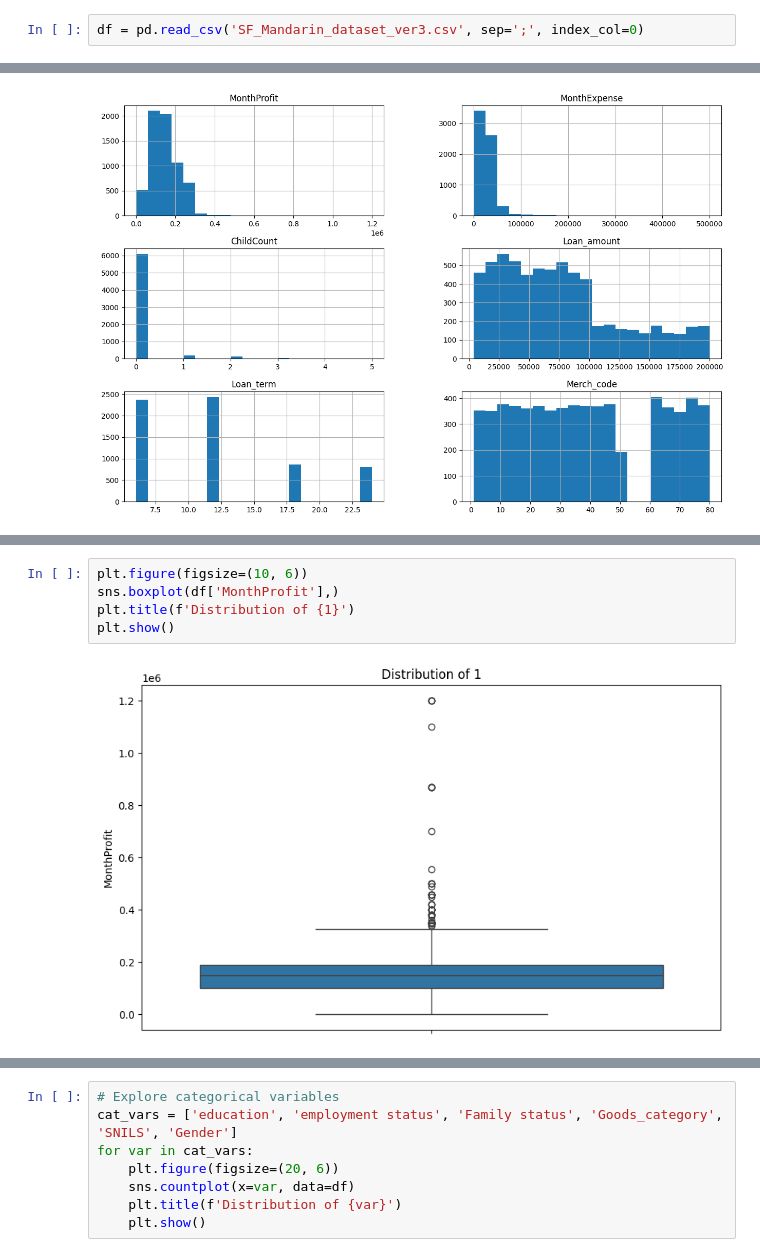
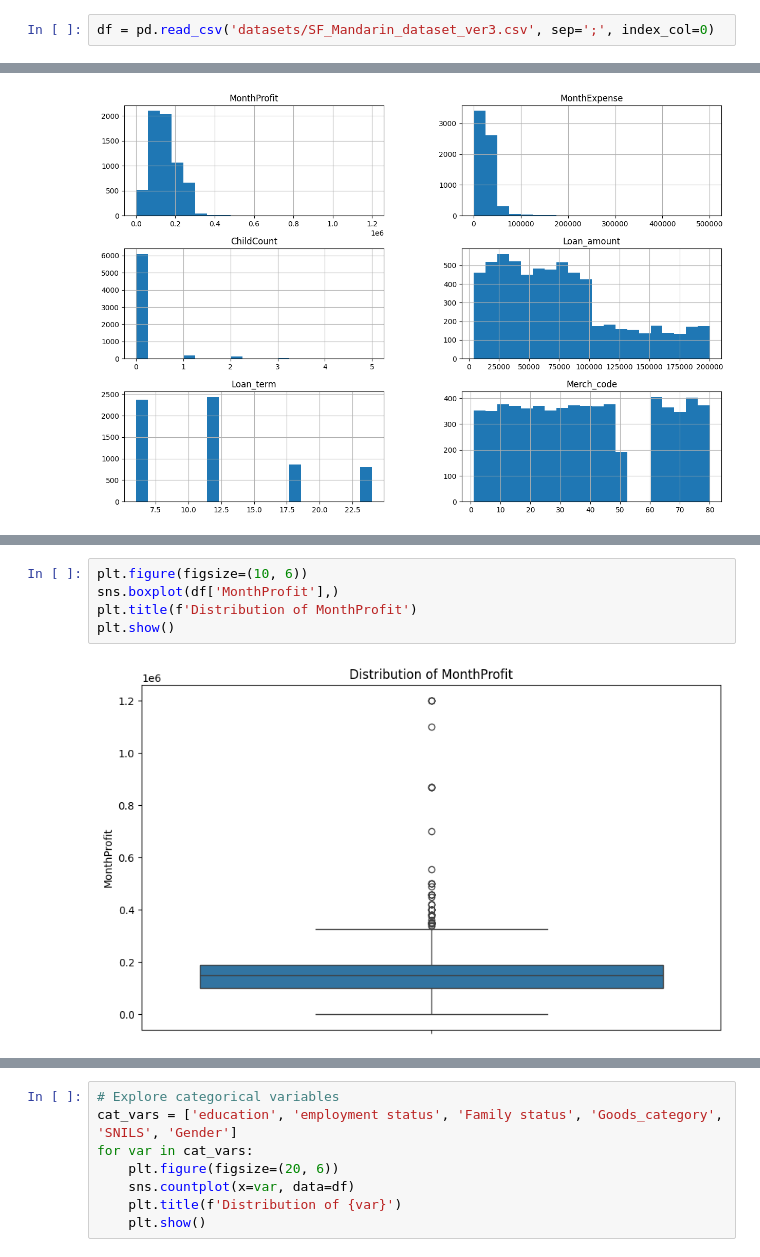
Before and after one commit to dzailz/hakaton_mandarin, a Jupyter notebook: mandarin_data_analisys.ipynb, the cells around one changed output, grey strips where cells are left out. Cells and saved outputs as stored; diff of their text form.

```diff
--- a/mandarin_data_analisys.ipynb
+++ b/mandarin_data_analisys.ipynb
@@ -41,5 +66,5 @@ import seaborn as sns
 # %%
-df = pd.read_csv('SF_Mandarin_dataset_ver3.csv', sep=';', index_col=0)
+df = pd.read_csv('datasets/SF_Mandarin_dataset_ver3.csv', sep=';', index_col=0)
 # %%
 df.info()
 # %% [output]
@@ -208,7 +215,7 @@ dtype: int64
 # %%
 plt.figure(figsize=(10, 6))
 sns.boxplot(df['MonthProfit'],)
-plt.title(f'Distribution of {1}')
+plt.title(f'Distribution of MonthProfit')
 plt.show()
 # %% [output]
-[figure, old version]
+[figure, new version]
```
Also changed, not shown: parts of 7 cells of this notebook, 9 other files.
